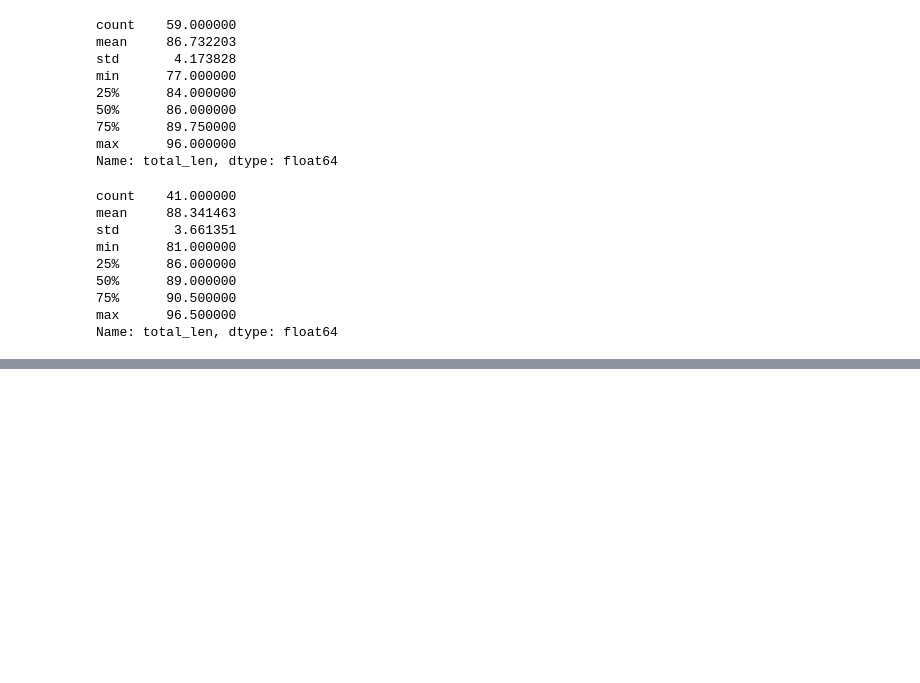
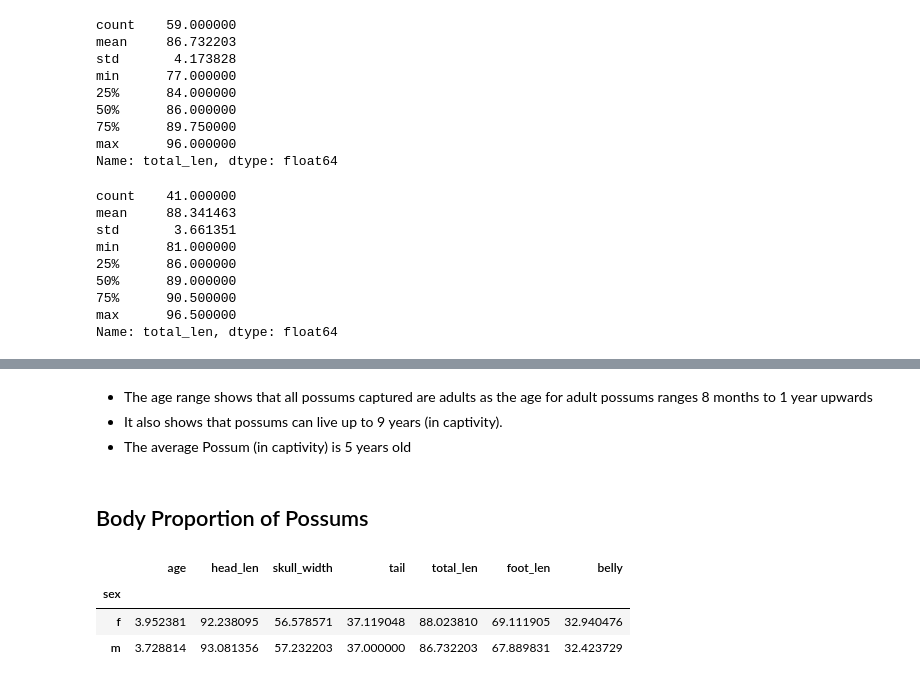
Before and after one commit to raji-ayyub/statistics, a Jupyter notebook: task_18.ipynb, the cells around one changed output, grey strips where cells are left out. Drawn from its saved outputs; the diff is of its cells as text; code cells hidden in the pictures; blank space fills up the shorter version.

```diff
--- a/task_18.ipynb
+++ b/task_18.ipynb
@@ -383,0 +447,13 @@ Name: total_len, dtype: float64
+# %% [markdown]
+- The age range shows that all possums captured are adults as the age for adult possums ranges 8 months to 1 year upwards
+- It also shows that possums can live up to 9 years (in captivity).
+- The average Possum (in captivity) is 5 years old
+# %% [markdown]
+## Body Proportion of Possums
+# %%
+mean_data
+# %% [output]
+|  | age | head_len | skull_width | tail | total_len | foot_len | belly |
+| sex |  |  |  |  |  |  |  |
+| f | 3.952381 | 92.238095 | 56.578571 | 37.119048 | 88.023810 | 69.111905 | 32.940476 |
+| m | 3.728814 | 93.081356 | 57.232203 | 37.000000 | 86.732203 | 67.889831 | 32.423729 |
```
Also changed, not shown: parts of 22 cells of this notebook, 2 other files.
